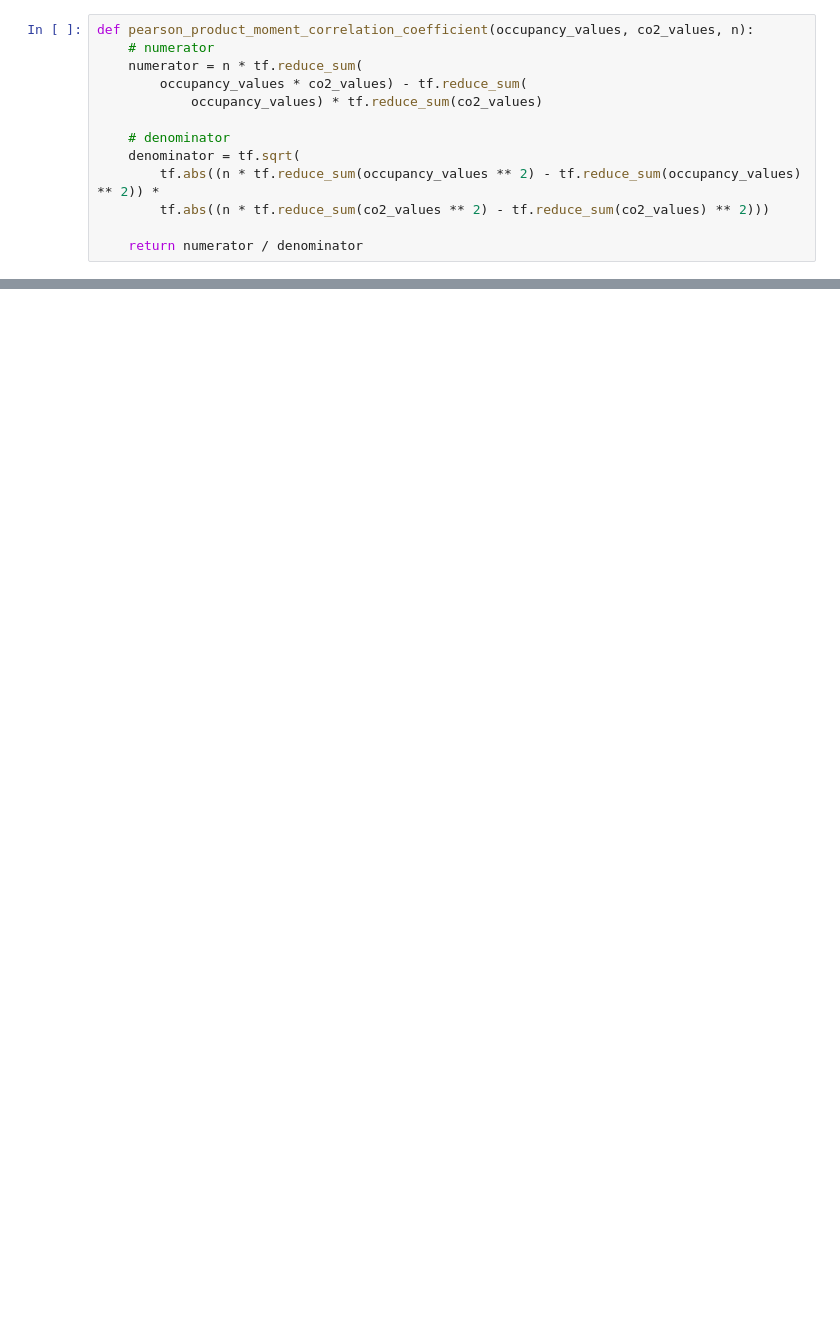
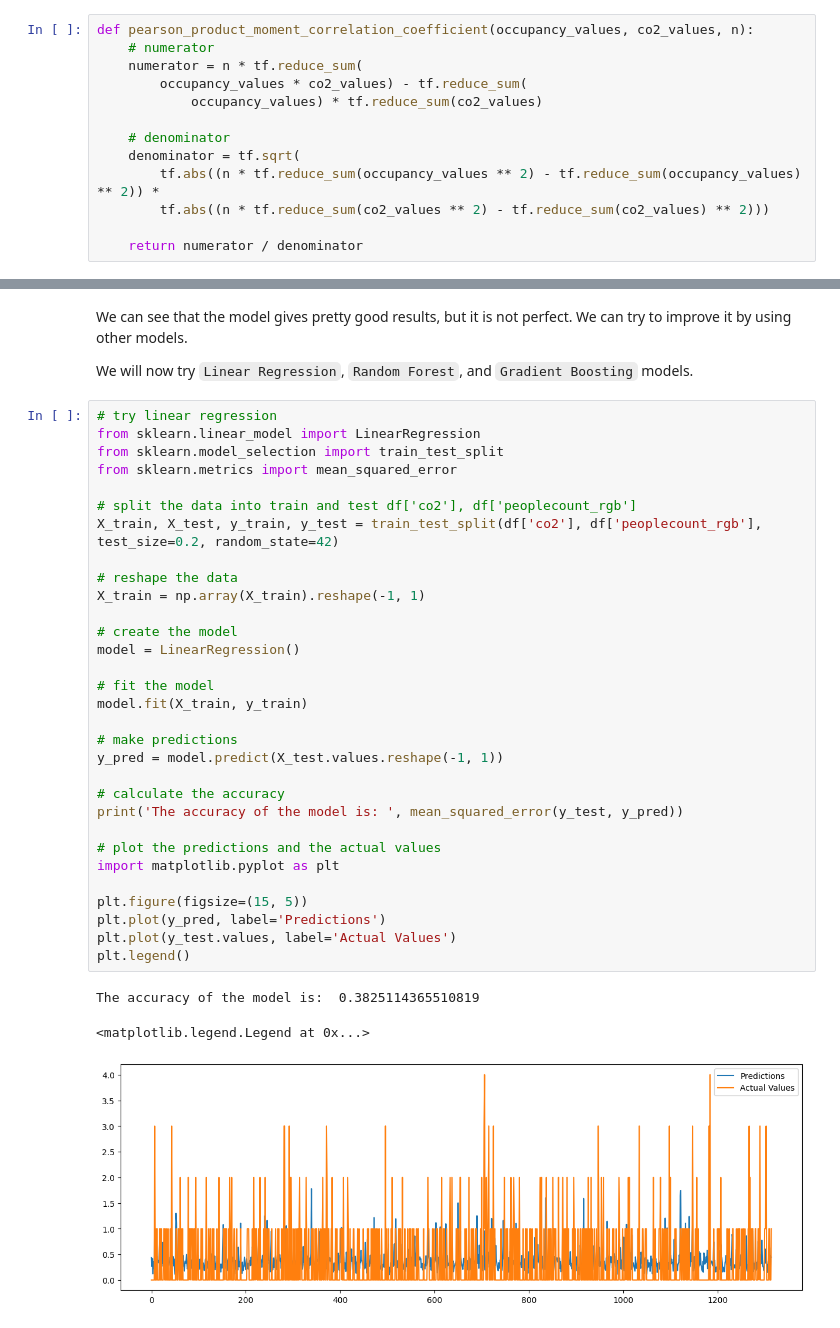
Before and after one commit to AymaneElmahi/sd-hoc, a Jupyter notebook: notebooks/algorithm.ipynb, the cells around one changed output, grey strips where cells are left out. Saved outputs shown, nothing was run; the diff lists cells and outputs as text; blank space fills up the shorter version.

Commit message:
tried ML models

```diff
--- a/notebooks/algorithm.ipynb
+++ b/notebooks/algorithm.ipynb
@@ -317,0 +466,39 @@ Correlation coefficient Pearson’s r value is  0.29420567
+# %% [markdown]
+We can see that the model gives pretty good results, but it is not perfect. We can try to improve it by using other models.
+
+We will now try `Linear Regression`, `Random Forest`, and `Gradient Boosting` models.
+# %%
+# try linear regression
+from sklearn.linear_model import LinearRegression
+from sklearn.model_selection import train_test_split
+from sklearn.metrics import mean_squared_error
+
+# split the data into train and test df['co2'], df['peoplecount_rgb']
+X_train, X_test, y_train, y_test = train_test_split(df['co2'], df['peoplecount_rgb'], test_size=0.2, random_state=42)
+
+# reshape the data
+X_train = np.array(X_train).reshape(-1, 1)
+
+# create the model
+model = LinearRegression()
+
+# fit the model
+model.fit(X_train, y_train)
+
+# make predictions
+y_pred = model.predict(X_test.values.reshape(-1, 1))
+
+# calculate the accuracy
+print('The accuracy of the model is: ', mean_squared_error(y_test, y_pred))
+
+# plot the predictions and the actual values
+import matplotlib.pyplot as plt
+
+plt.figure(figsize=(15, 5))
+plt.plot(y_pred, label='Predictions')
+plt.plot(y_test.values, label='Actual Values')
+plt.legend()
+# %% [output]
+The accuracy of the model is:  0.3825114365510819
+<matplotlib.legend.Legend at 0x...>
+[figure, added]
```
Also changed, not shown: parts of 25 cells of this notebook.
